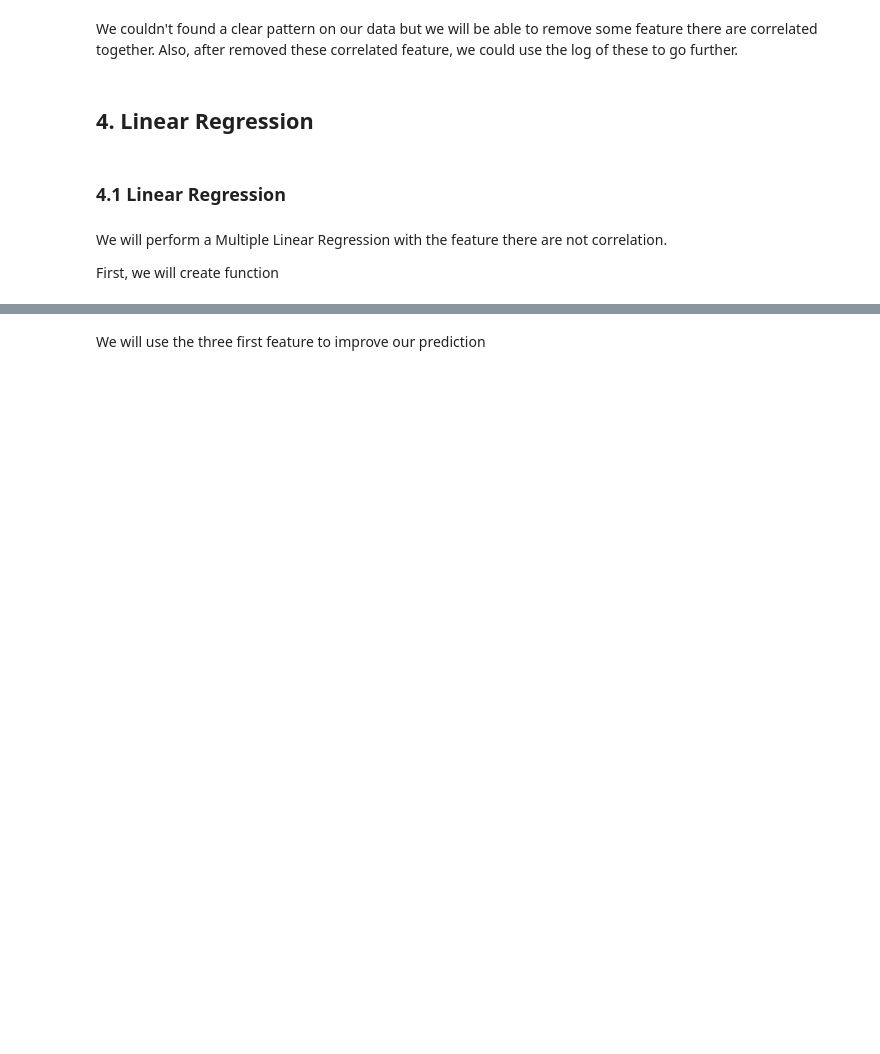
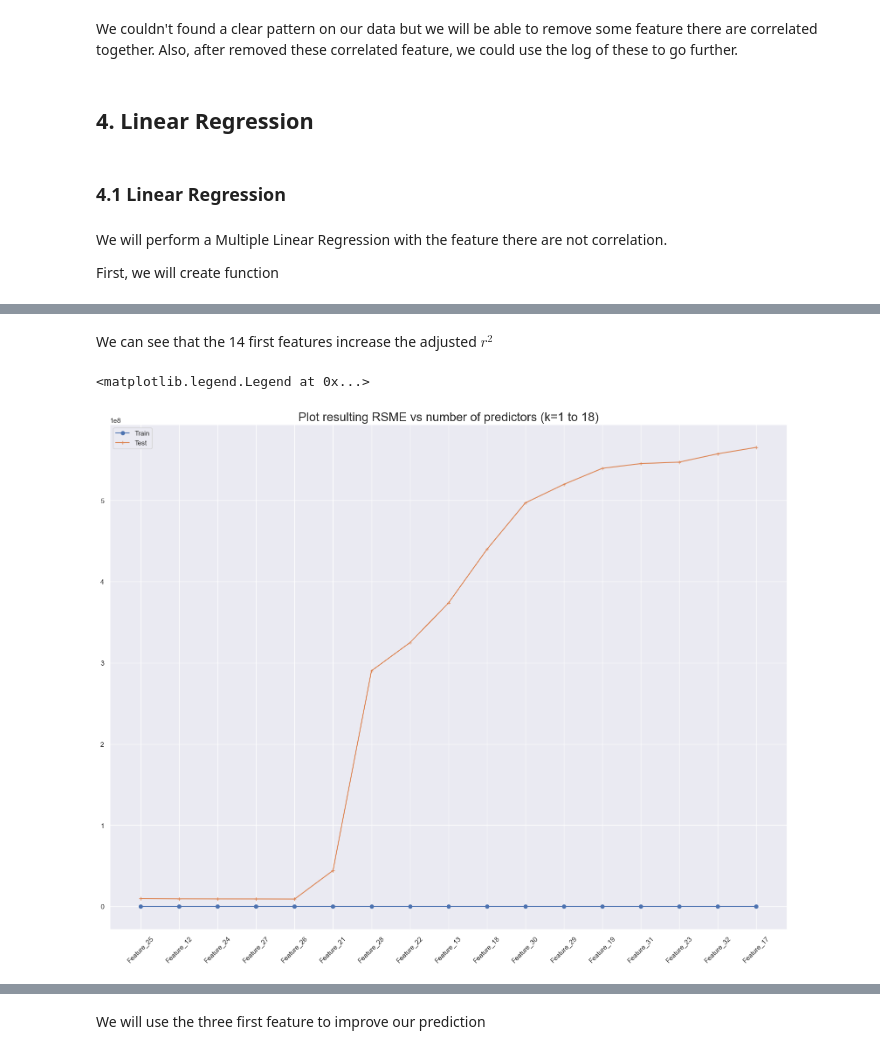
Before and after one commit to FranckMSDS/ML, a Jupyter notebook: Classification Event.ipynb, the cells around one changed output, grey strips where cells are left out. Saved outputs shown, nothing was run; the diff lists cells and outputs as text; code cells hidden in the pictures; blank space fills up the shorter version.

```diff
--- a/Classification Event.ipynb
+++ b/Classification Event.ipynb
@@ -579,0 +586,14 @@ The 3 first features imporved our model, bu after that, adding new feature start
+# %% [markdown]
+We can see that the 14 first features increase the adjusted $r^2$
+# %%
+feature_number = len(df_dropped.select_dtypes(include=np.number).columns.tolist())
+predictor = best_feature_sorted
+fig,ax = plt.subplots(figsize=(20,15))
+plt.plot(predictor, rsme_train_mean, marker="o", label="Train")
+plt.plot(predictor, rsme_test_mean, marker="+", label="Test")
+plt.title('Plot resulting RSME vs number of predictors (k=1 to ' + str(feature_number) +')', fontsize = 20)
+plt.xticks(rotation=45)
+plt.legend()
+# %% [output]
+<matplotlib.legend.Legend at 0x...>
+[figure, added]
```
Also changed, not shown: parts of 101 cells of this notebook.
